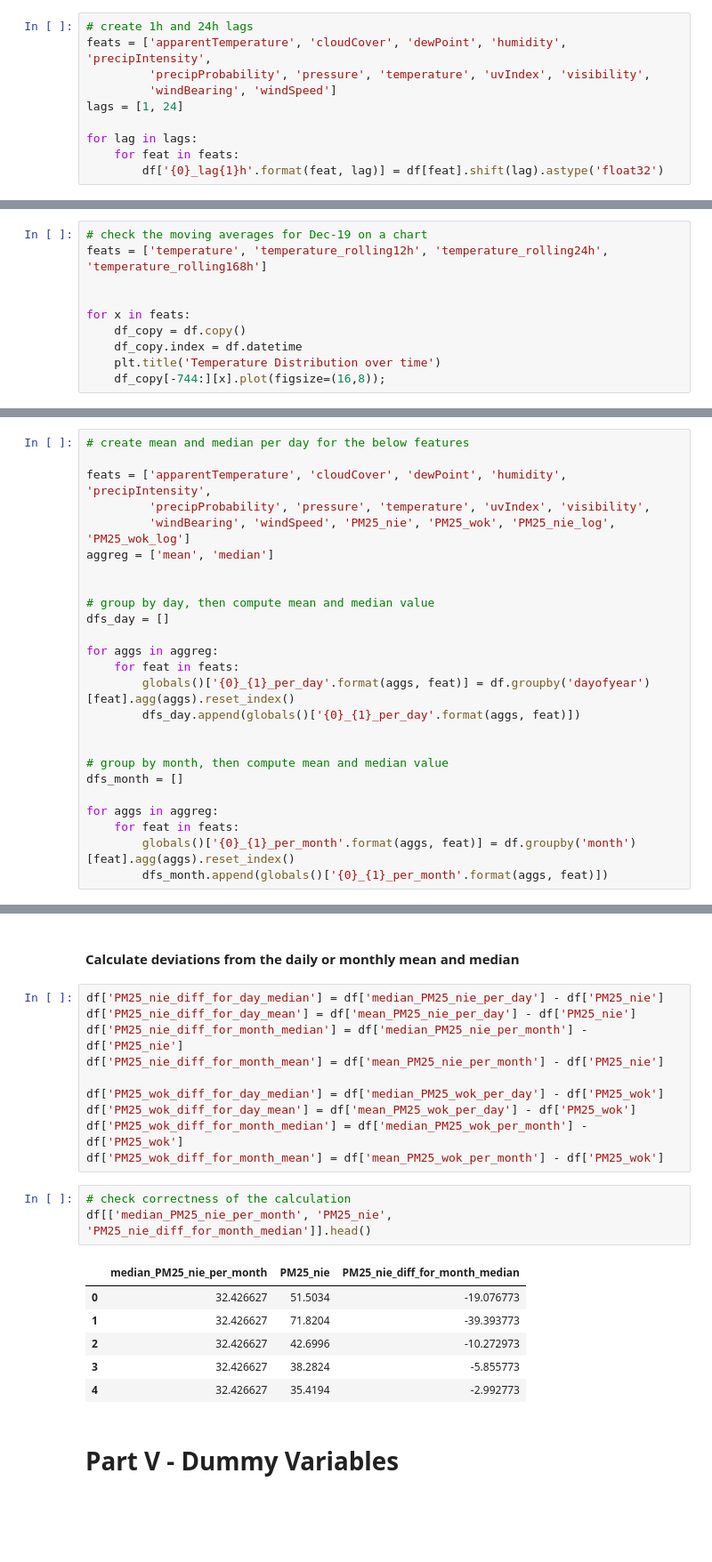
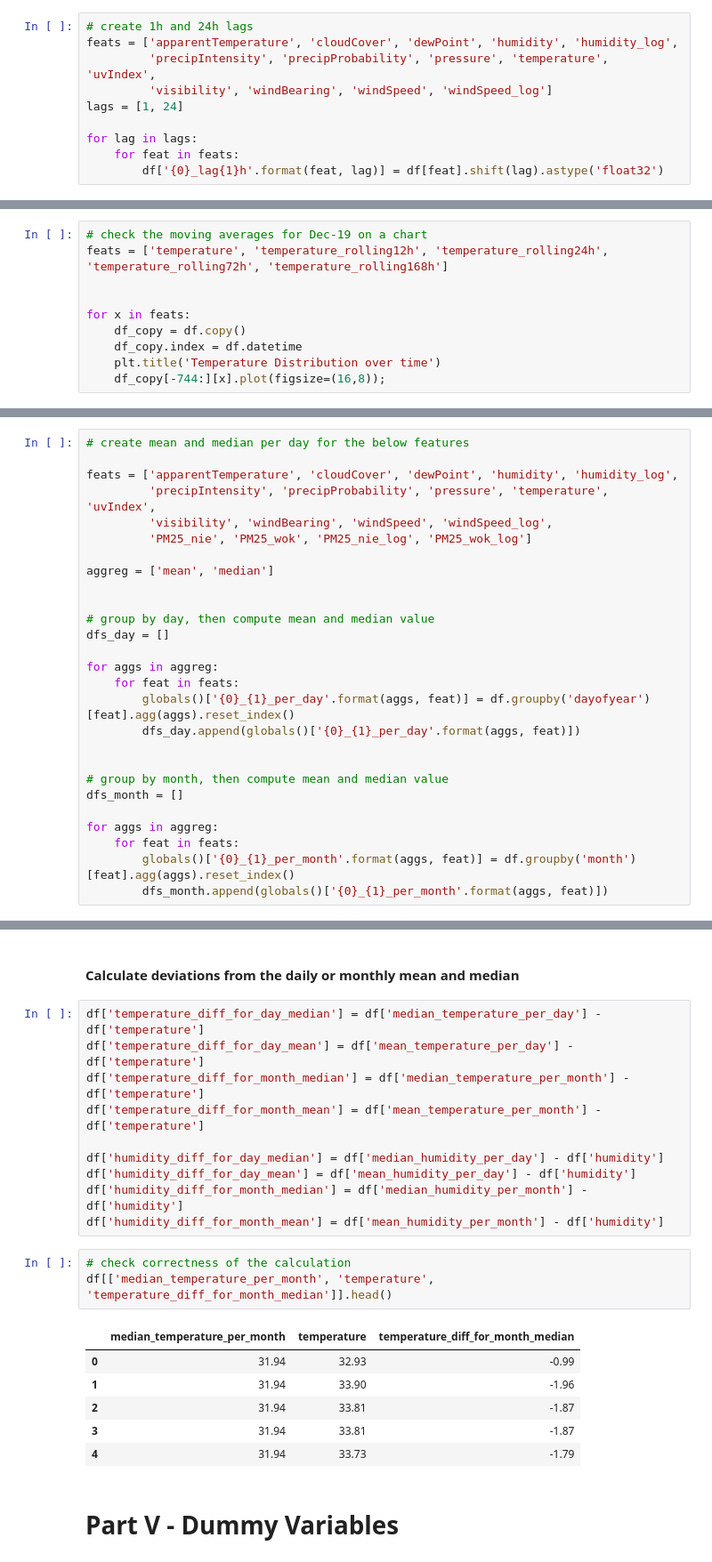
Before and after one commit to mattzajac/DataWorkshop_Competition_Warsaw_Air_Pollution, a Jupyter notebook: Warsaw Air Pollution_feature_engineering.ipynb, the cells around one changed output, grey strips where cells are left out. Shown at 89% size. Saved outputs shown, nothing was run; the diff lists cells and outputs as text; blank space fills up the shorter version.

```diff
--- a/Warsaw Air Pollution_feature_engineering.ipynb
+++ b/Warsaw Air Pollution_feature_engineering.ipynb
@@ -113,9 +122,9 @@ df.head()
 # Part II - Lag Features
 # %%
 # create 1h and 24h lags
-feats = ['apparentTemperature', 'cloudCover', 'dewPoint', 'humidity', 'precipIntensity',
-         'precipProbability', 'pressure', 'temperature', 'uvIndex', 'visibility',
-         'windBearing', 'windSpeed']
+feats = ['apparentTemperature', 'cloudCover', 'dewPoint', 'humidity', 'humidity_log',
+         'precipIntensity', 'precipProbability', 'pressure', 'temperature', 'uvIndex',
+         'visibility', 'windBearing', 'windSpeed', 'windSpeed_log']
 lags = [1, 24]
 
 for lag in lags:
@@ -148,7 +154,7 @@ for col in rolling_cols:
     df[col] = df[col].fillna(method ='bfill')
 # %%
 # check the moving averages for Dec-19 on a chart
-feats = ['temperature', 'temperature_rolling12h', 'temperature_rolling24h', 'temperature_rolling168h']
+feats = ['temperature', 'temperature_rolling12h', 'temperature_rolling24h', 'temperature_rolling72h', 'temperature_rolling168h']
 
 
 for x in feats:
@@ -164,9 +170,11 @@ for x in feats:
 # %%
 # create mean and median per day for the below features
 
-feats = ['apparentTemperature', 'cloudCover', 'dewPoint', 'humidity', 'precipIntensity',
-         'precipProbability', 'pressure', 'temperature', 'uvIndex', 'visibility',
-         'windBearing', 'windSpeed', 'PM25_nie', 'PM25_wok', 'PM25_nie_log', 'PM25_wok_log']
+feats = ['apparentTemperature', 'cloudCover', 'dewPoint', 'humidity', 'humidity_log',
+         'precipIntensity', 'precipProbability', 'pressure', 'temperature', 'uvIndex',
+         'visibility', 'windBearing', 'windSpeed', 'windSpeed_log',
+         'PM25_nie', 'PM25_wok', 'PM25_nie_log', 'PM25_wok_log']
+
 aggreg = ['mean', 'median']
 
 
@@ -203,25 +211,25 @@ for y in dfs_month:
 # %% [markdown]
 #### Calculate deviations from the daily or monthly mean and median
 # %%
-df['PM25_nie_diff_for_day_median'] = df['median_PM25_nie_per_day'] - df['PM25_nie']
-df['PM25_nie_diff_for_day_mean'] = df['mean_PM25_nie_per_day'] - df['PM25_nie']
-df['PM25_nie_diff_for_month_median'] = df['median_PM25_nie_per_month'] - df['PM25_nie']
-df['PM25_nie_diff_for_month_mean'] = df['mean_PM25_nie_per_month'] - df['PM25_nie']
+df['temperature_diff_for_day_median'] = df['median_temperature_per_day'] - df['temperature']
+df['temperature_diff_for_day_mean'] = df['mean_temperature_per_day'] - df['temperature']
+df['temperature_diff_for_month_median'] = df['median_temperature_per_month'] - df['temperature']
+df['temperature_diff_for_month_mean'] = df['mean_temperature_per_month'] - df['temperature']
 
-df['PM25_wok_diff_for_day_median'] = df['median_PM25_wok_per_day'] - df['PM25_wok']
-df['PM25_wok_diff_for_day_mean'] = df['mean_PM25_wok_per_day'] - df['PM25_wok']
-df['PM25_wok_diff_for_month_median'] = df['median_PM25_wok_per_month'] - df['PM25_wok']
-df['PM25_wok_diff_for_month_mean'] = df['mean_PM25_wok_per_month'] - df['PM25_wok']
+df['humidity_diff_for_day_median'] = df['median_humidity_per_day'] - df['humidity']
+df['humidity_diff_for_day_mean'] = df['mean_humidity_per_day'] - df['humidity']
+df['humidity_diff_for_month_median'] = df['median_humidity_per_month'] - df['humidity']
+df['humidity_diff_for_month_mean'] = df['mean_humidity_per_month'] - df['humidity']
 # %%
 # check correctness of the calculation
-df[['median_PM25_nie_per_month', 'PM25_nie', 'PM25_nie_diff_for_month_median']].head()
+df[['median_temperature_per_month', 'temperature', 'temperature_diff_for_month_median']].head()
 # %% [output]
-|  | median_PM25_nie_per_month | PM25_nie | PM25_nie_diff_for_month_median |
-| 0 | 32.426627 | 51.5034 | -19.076773 |
-| 1 | 32.426627 | 71.8204 | -39.393773 |
-| 2 | 32.426627 | 42.6996 | -10.272973 |
-| 3 | 32.426627 | 38.2824 | -5.855773 |
-| 4 | 32.426627 | 35.4194 | -2.992773 |
+|  | median_temperature_per_month | temperature | temperature_diff_for_month_median |
+| 0 | 31.94 | 32.93 | -0.99 |
+| 1 | 31.94 | 33.90 | -1.96 |
+| 2 | 31.94 | 33.81 | -1.87 |
+| 3 | 31.94 | 33.81 | -1.87 |
+| 4 | 31.94 | 33.73 | -1.79 |
 # %% [markdown]
 <a id='dummy'></a>
 # Part V - Dummy Variables
```
Also changed, not shown: parts of 13 cells of this notebook.
